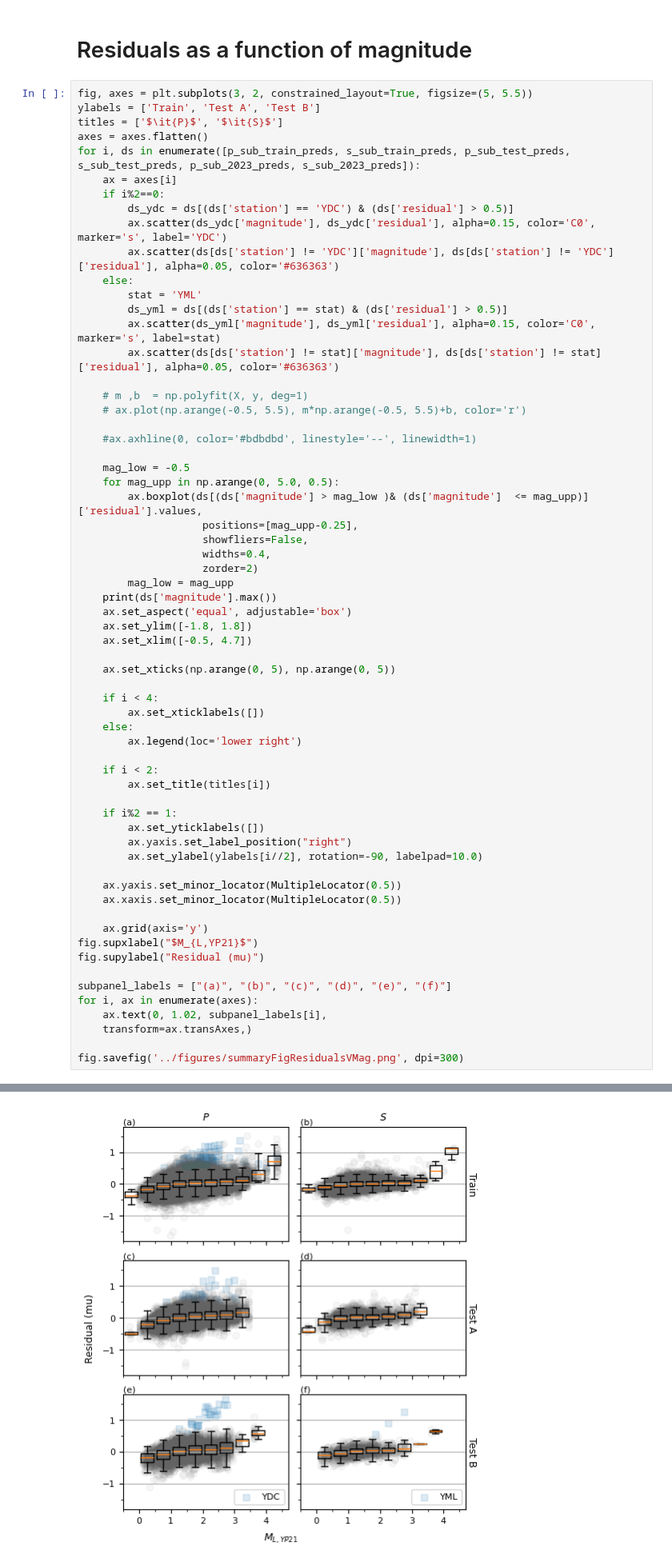
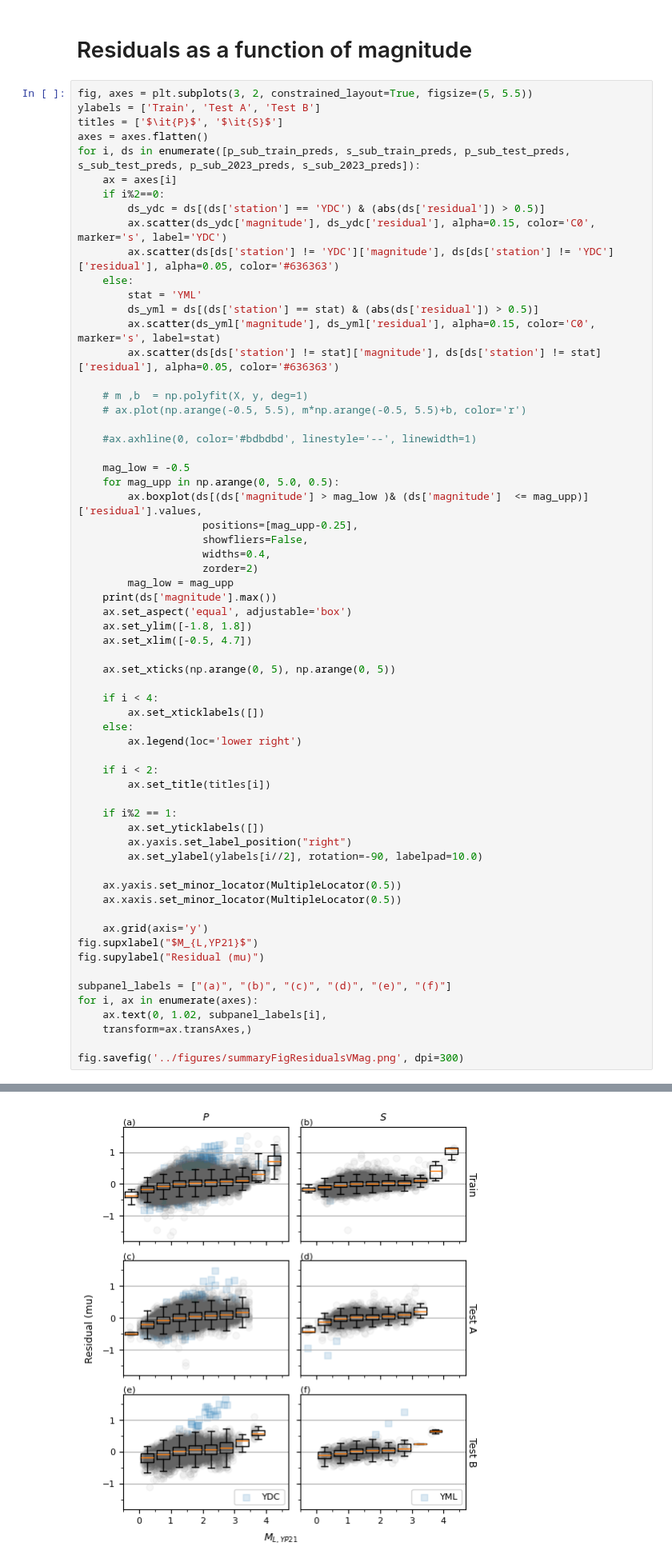
Before and after one commit to armstrong06/featmag, a Jupyter notebook: notebooks_figures/summaryFigsResiduals.ipynb, the cells around one changed output, grey strips where cells are left out. Shown at 80% size. Cells and saved outputs as stored; diff of their text form.

Commit message:
include large negative residuals

```diff
--- a/notebooks_figures/summaryFigsResiduals.ipynb
+++ b/notebooks_figures/summaryFigsResiduals.ipynb
@@ -266,12 +266,12 @@ axes = axes.flatten()
 for i, ds in enumerate([p_sub_train_preds, s_sub_train_preds, p_sub_test_preds, s_sub_test_preds, p_sub_2023_preds, s_sub_2023_preds]):
     ax = axes[i]
     if i%2==0:
-        ds_ydc = ds[(ds['station'] == 'YDC') & (ds['residual'] > 0.5)]
+        ds_ydc = ds[(ds['station'] == 'YDC') & (abs(ds['residual']) > 0.5)]
         ax.scatter(ds_ydc['magnitude'], ds_ydc['residual'], alpha=0.15, color='C0', marker='s', label='YDC')
         ax.scatter(ds[ds['station'] != 'YDC']['magnitude'], ds[ds['station'] != 'YDC']['residual'], alpha=0.05, color='#636363')
     else:
         stat = 'YML'
-        ds_yml = ds[(ds['station'] == stat) & (ds['residual'] > 0.5)]
+        ds_yml = ds[(ds['station'] == stat) & (abs(ds['residual']) > 0.5)]
         ax.scatter(ds_yml['magnitude'], ds_yml['residual'], alpha=0.15, color='C0', marker='s', label=stat)
         ax.scatter(ds[ds['station'] != stat]['magnitude'], ds[ds['station'] != stat]['residual'], alpha=0.05, color='#636363')
 
@@ -301,31 +301,31 @@ for i, ds in enumerate([p_sub_train_preds, s_sub_train_preds, p_sub_test_preds,
         ax.legend(loc='lower right')
 
     if i < 2:
         ax.set_title(titles[i])
 
     if i%2 == 1:
         ax.set_yticklabels([])
         ax.yaxis.set_label_position("right")
         ax.set_ylabel(ylabels[i//2], rotation=-90, labelpad=10.0)
 
     ax.yaxis.set_minor_locator(MultipleLocator(0.5))
     ax.xaxis.set_minor_locator(MultipleLocator(0.5))
 
     ax.grid(axis='y')
 fig.supxlabel("$M_{L,YP21}$")
 fig.supylabel("Residual (mu)")
 
 subpanel_labels = ["(a)", "(b)", "(c)", "(d)", "(e)", "(f)"]
 for i, ax in enumerate(axes):
     ax.text(0, 1.02, subpanel_labels[i],
     transform=ax.transAxes,)
 
 fig.savefig('../figures/summaryFigResidualsVMag.png', dpi=300)
 # %% [output]
 4.332082058224121
 4.326332574321018
 3.4466311934806155
 3.3441340178495875
 3.6150559021178994
 3.6150559021178994
-[figure, old version]
+[figure, new version]
```
Also changed, not shown: 1 other file.
